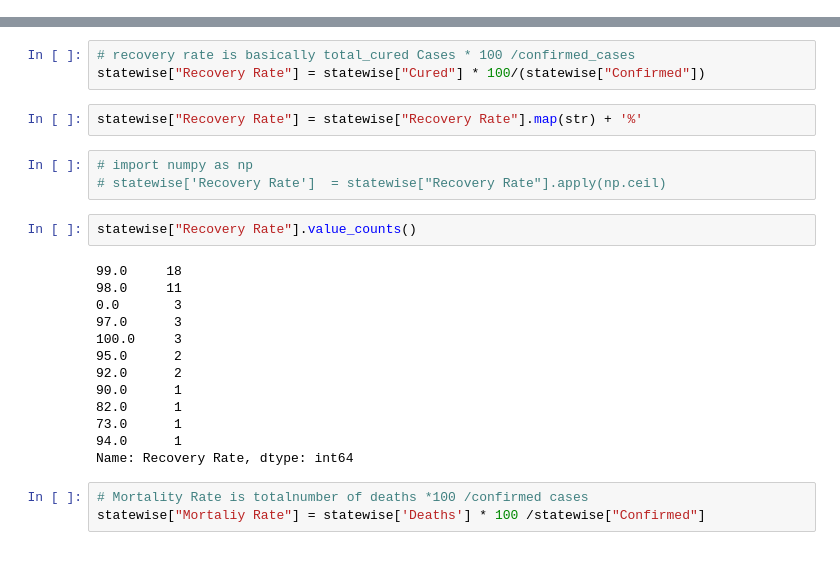
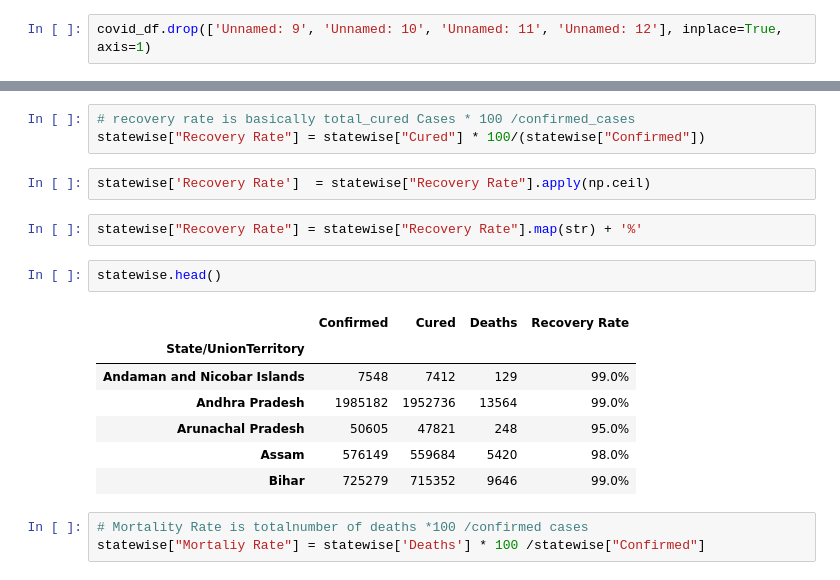
Before and after one commit to Hamzakhalidcs/Notebooks, a Jupyter notebook: Covid Data Analysis Project .ipynb, the cells around one changed output, grey strips where cells are left out. Cells and saved outputs as stored; diff of their text form.

```diff
--- a/Covid Data Analysis Project .ipynb
+++ b/Covid Data Analysis Project .ipynb
@@ -32,6 +72,8 @@ covid_df.columns
 # %%
 # Removed extra columns with junk data in it..
 covid_df.drop(["Sno", "Time", "ConfirmedIndianNational", "ConfirmedForeignNational"], inplace=True, axis=1)
+# %%
+covid_df.drop(['Unnamed: 9', 'Unnamed: 10', 'Unnamed: 11', 'Unnamed: 12'], inplace=True, axis=1)
 # %%
 covid_df.head()
 # %% [output]
@@ -119,26 +129,20 @@ statewise = pd.pivot_table(covid_df, values = ["Confirmed", "Deaths", "Cured"],
 # %%
 # recovery rate is basically total_cured Cases * 100 /confirmed_cases
 statewise["Recovery Rate"] = statewise["Cured"] * 100/(statewise["Confirmed"])
-# %%
-statewise["Recovery Rate"] = statewise["Recovery Rate"].map(str) + '%'
 # %%
-# import numpy as np
-# statewise['Recovery Rate']  = statewise["Recovery Rate"].apply(np.ceil)
+statewise['Recovery Rate']  = statewise["Recovery Rate"].apply(np.ceil)
-# %%
-statewise["Recovery Rate"].value_counts()
-# %% [output]
-99.0     18
-98.0     11
-0.0       3
-97.0      3
-100.0     3
-95.0      2
-92.0      2
-90.0      1
-82.0      1
-73.0      1
-94.0      1
-Name: Recovery Rate, dtype: int64
+# %%
+statewise["Recovery Rate"] = statewise["Recovery Rate"].map(str) + '%'
+# %%
+statewise.head()
+# %% [output]
+|  | Confirmed | Cured | Deaths | Recovery Rate |
+| State/UnionTerritory |  |  |  |  |
+| Andaman and Nicobar Islands | 7548 | 7412 | 129 | 99.0% |
+| Andhra Pradesh | 1985182 | 1952736 | 13564 | 99.0% |
+| Arunachal Pradesh | 50605 | 47821 | 248 | 95.0% |
+| Assam | 576149 | 559684 | 5420 | 98.0% |
+| Bihar | 725279 | 715352 | 9646 | 99.0% |
 # %%
 # Mortality Rate is totalnumber of deaths *100 /confirmed cases
 statewise["Mortaliy Rate"] = statewise['Deaths'] * 100 /statewise["Confirmed"]
```
Also changed, not shown: parts of 39 cells of this notebook.
